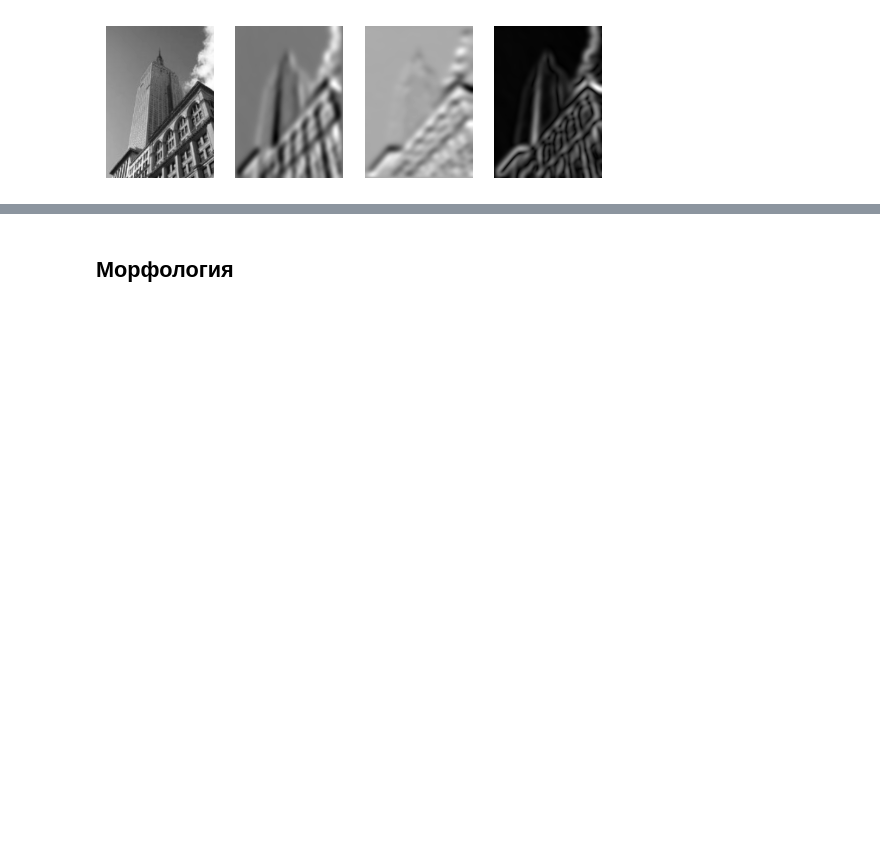
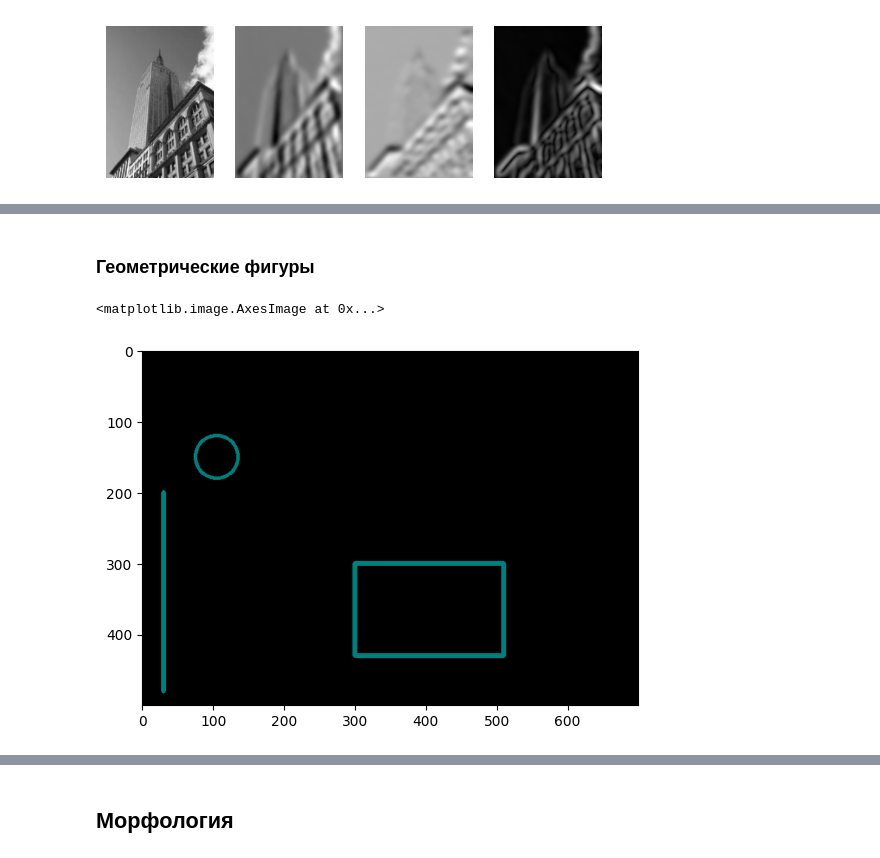
Before and after one commit to AlexeyMarg/ML_models, a Jupyter notebook: computer_vision/1.PIL_intro.ipynb, the cells around one changed output, grey strips where cells are left out. Drawn from its saved outputs; the diff is of its cells as text; code cells hidden in the pictures; blank space fills up the shorter version.

```diff
--- a/computer_vision/1.PIL_intro.ipynb
+++ b/computer_vision/1.PIL_intro.ipynb
@@ -281,0 +308,11 @@ axs[3].imshow(magnitude)
+# %% [markdown]
+### Геометрические фигуры
+# %%
+blank_img = np.zeros(shape=(500,700,3),dtype=np.int8)
+blank_img=cv2.line(blank_img,pt1=(30,200),pt2=(30,480),color=(0,158,255),thickness=5)
+blank_img=cv2.circle(img=blank_img, center=(105,150), radius=30, color=(0,158,255), thickness=3)
+cv2.rectangle(blank_img,pt1=(300,300),pt2=(510,430),color=(0,158,255),thickness=5 )
+plt.imshow(blank_img)
+# %% [output]
+<matplotlib.image.AxesImage at 0x...>
+[figure, added]
```
Also changed, not shown: parts of 46 cells of this notebook.
